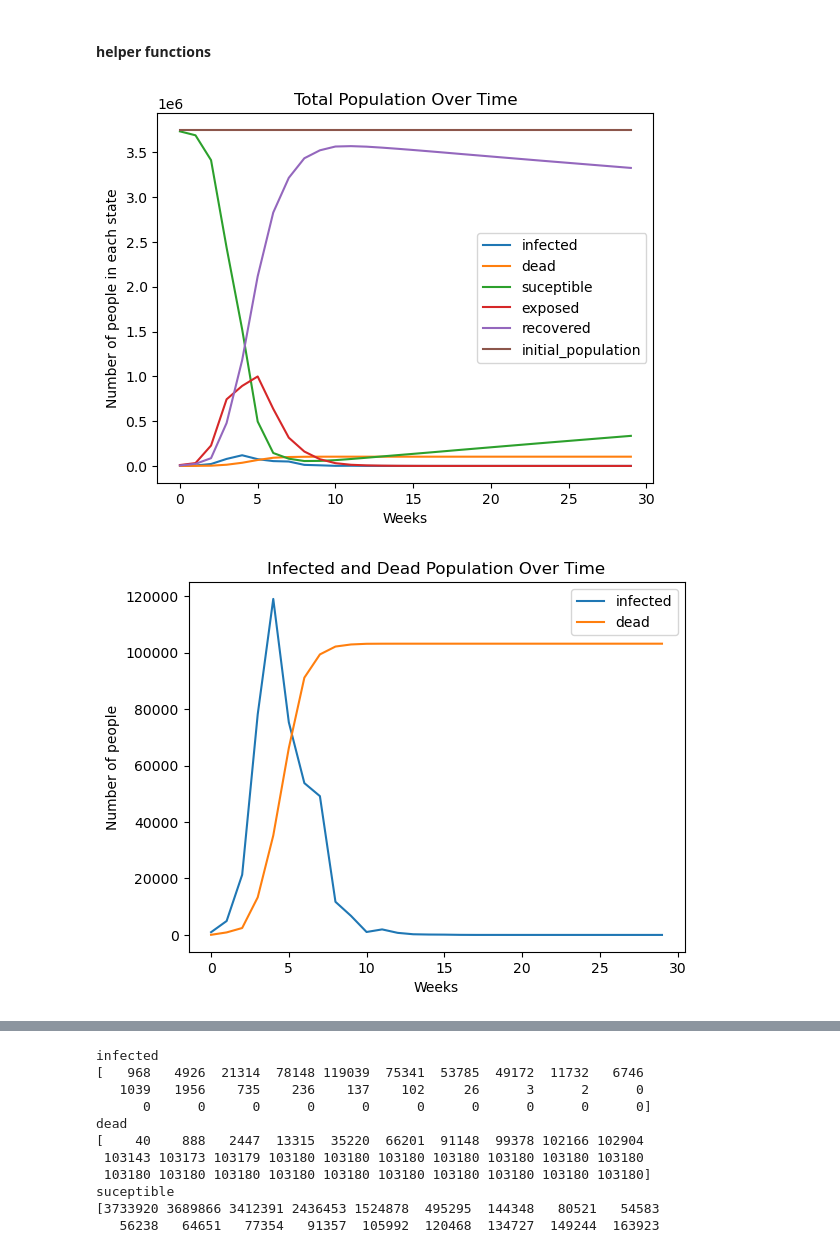
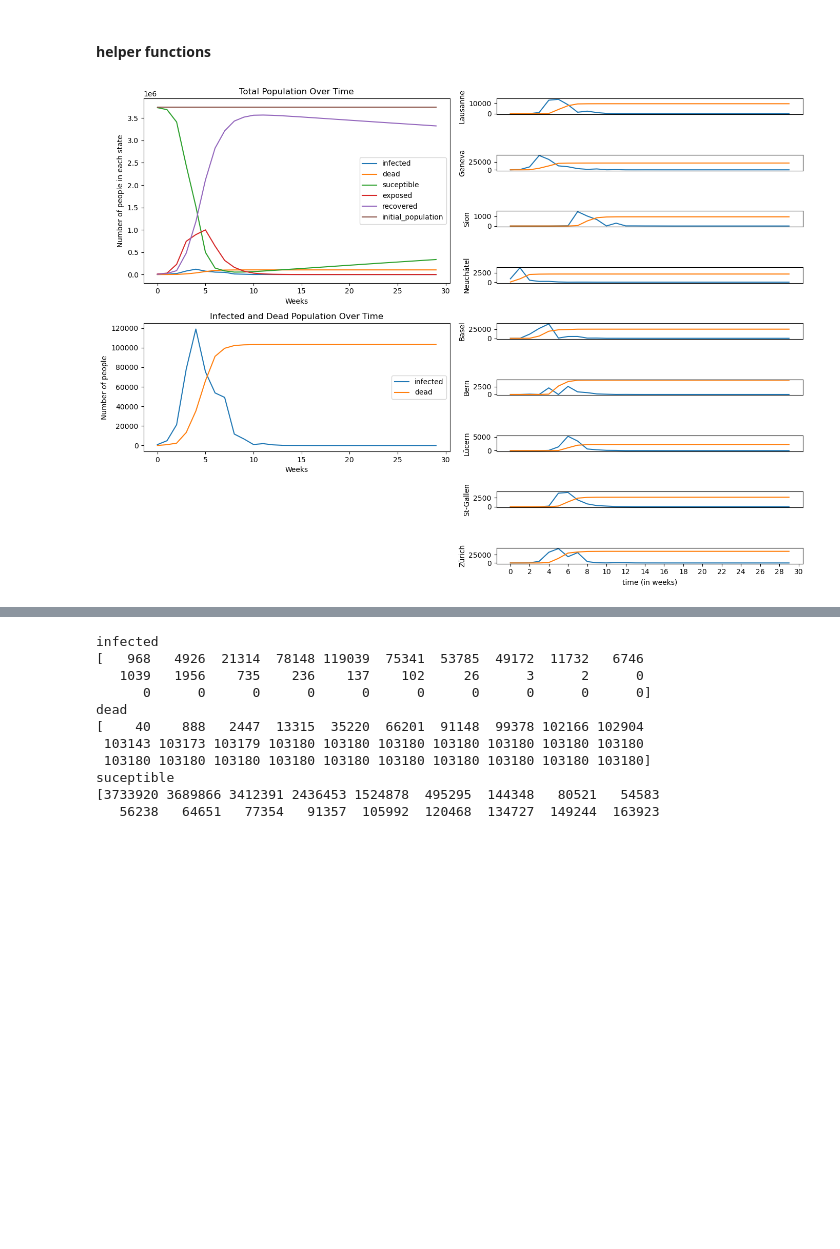
Before and after one commit to codamin/Deep-Q-learning-for-Epidemic-Mitigation, a Jupyter notebook: miniproject1.ipynb, the cells around one changed output, grey strips where cells are left out. Drawn from its saved outputs; the diff is of its cells as text; code cells hidden in the pictures; blank space fills up the shorter version.

Commit message:
fix plots and add some DQN code

```diff
--- a/miniproject1.ipynb
+++ b/miniproject1.ipynb
@@ -114,35 +121,45 @@ env = Env(  dyn, # We pass the dynamical model to the environment
 
 NULL_ACTION = { # DO NOTHING
         'confinement': False,
         'isolation': False,
         'hospital': False,
         'vaccinate': False,
     }
 
 # Run the simulation
 seed = 353296
 log = []
 finished = False
 obs, info = env.reset(seed)
 for t in range(30):
     obs, R, finished, info = env.step(NULL_ACTION)
     log.append(info)
     if finished:
         break
 
 # parse the logs
 total, cities, actions = parse_logs(log, dyn)
 
+fig = plt.figure(figsize=(14,10))
+ax_leftstate = plt.subplot2grid(shape=(9, 2), loc=(0, 0), rowspan=4)
+ax_leftobs = plt.subplot2grid(shape=(9, 2), loc=(4, 0), rowspan=3)
+# ax_leftactions = plt.subplot2grid(shape=(9, 2), loc=(7, 0), rowspan=2)
+ax_right = [plt.subplot2grid(shape=(9, 2), loc=(0, 1), colspan=1)]
+ax_right += [plt.subplot2grid(shape=(9, 2), loc=(i, 1), colspan=1) for i in range(1,9)]
+ax_right = {k:ax_right[_id] for _id,k in enumerate(cities.keys())}
+
 
 ## 1.a
 #1.a.1
-plot_all_totals(total)
+plot_all_totals(total, ax_leftstate)
 
 #1.a.2
-plot_infected_dead(total)
+plot_infected_dead(total, ax_leftobs)
 
 #1.a.3
-plot_infected_dead_per_city(dyn, cities)
+plot_infected_dead_per_city(dyn, cities, ax_right)
+
+plt.tight_layout()
+plt.show()
 # %% [output]
-[figure, old version]
+[figure, new version]
-[figure, removed]
```
Also changed, not shown: parts of 17 cells of this notebook.
